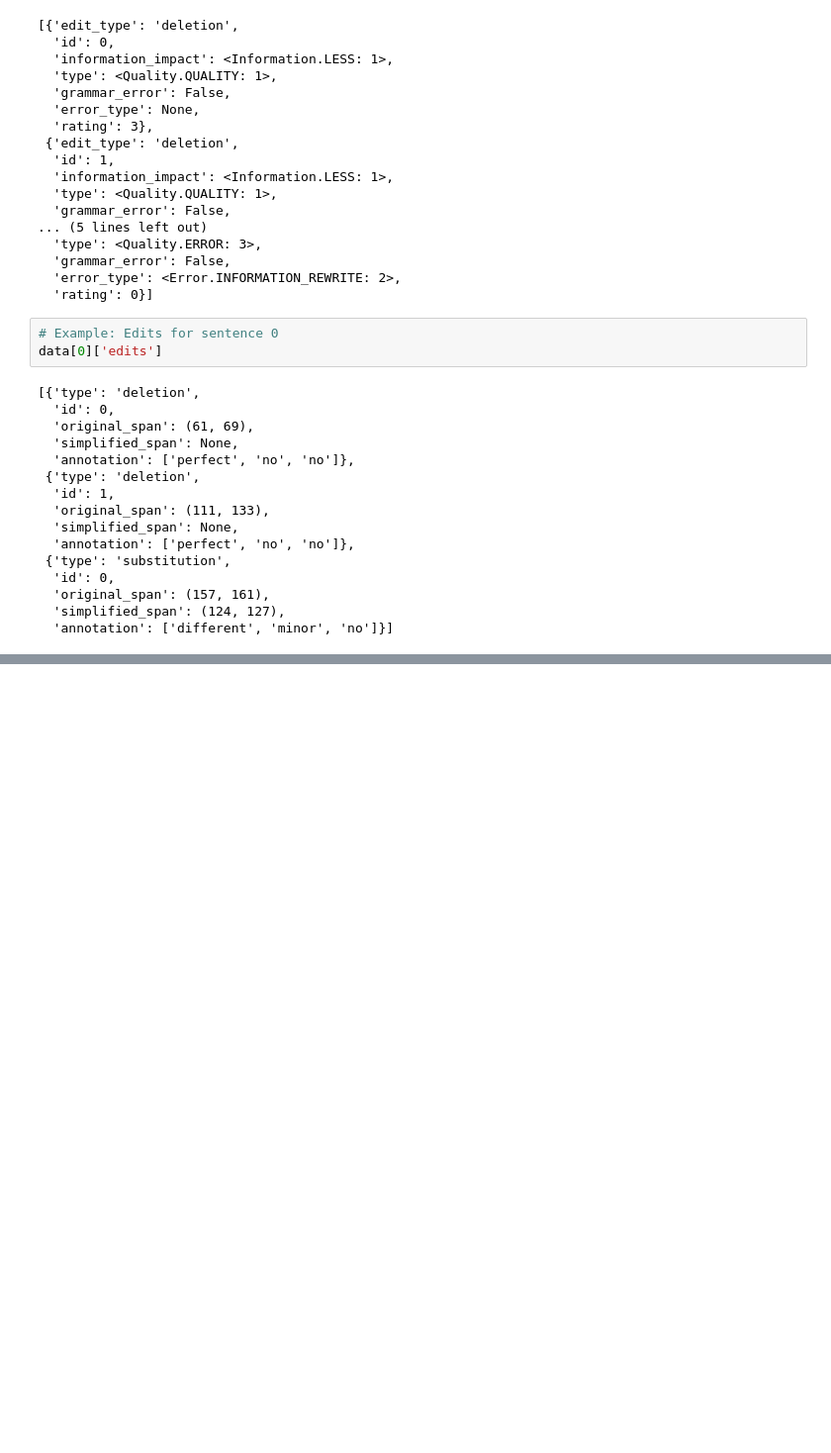
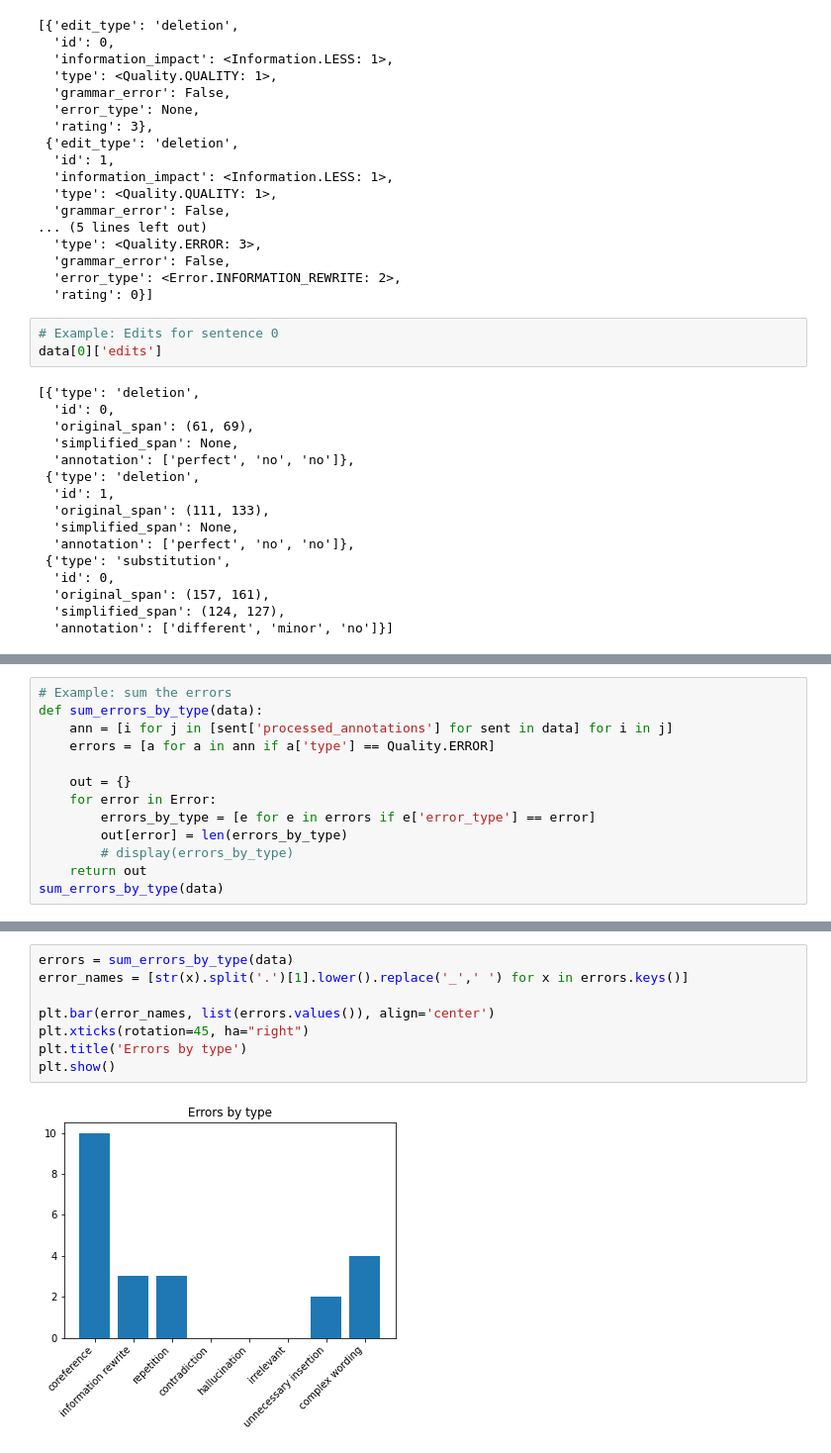
Before and after one commit to Yao-Dou/ts-annotation-tool, a Jupyter notebook: data/analysis/analysis.ipynb, the cells around one changed output, grey strips where cells are left out. Shown at 99% size. Saved outputs shown, nothing was run; the diff lists cells and outputs as text; blank space fills up the shorter version.

Commit message:
add matplot graphs to analysis

```diff
--- a/data/analysis/analysis.ipynb
+++ b/data/analysis/analysis.ipynb
@@ -92,0 +94,13 @@ systems/T5.txt
+# %%
+# Example: sum the errors
+def sum_errors_by_type(data):
+    ann = [i for j in [sent['processed_annotations'] for sent in data] for i in j]
+    errors = [a for a in ann if a['type'] == Quality.ERROR]
+
+    out = {}
+    for error in Error:
+        errors_by_type = [e for e in errors if e['error_type'] == error]
+        out[error] = len(errors_by_type)
+        # display(errors_by_type)
+    return out
+sum_errors_by_type(data)
@@ -92,0 +116,10 @@ systems/T5.txt
+# %%
+errors = sum_errors_by_type(data)
+error_names = [str(x).split('.')[1].lower().replace('_',' ') for x in errors.keys()]
+
+plt.bar(error_names, list(errors.values()), align='center')
+plt.xticks(rotation=45, ha="right")
+plt.title('Errors by type')
+plt.show()
+# %% [output]
+[figure, added]
```
Also changed, not shown: parts of 5 cells of this notebook, 2 other files.
